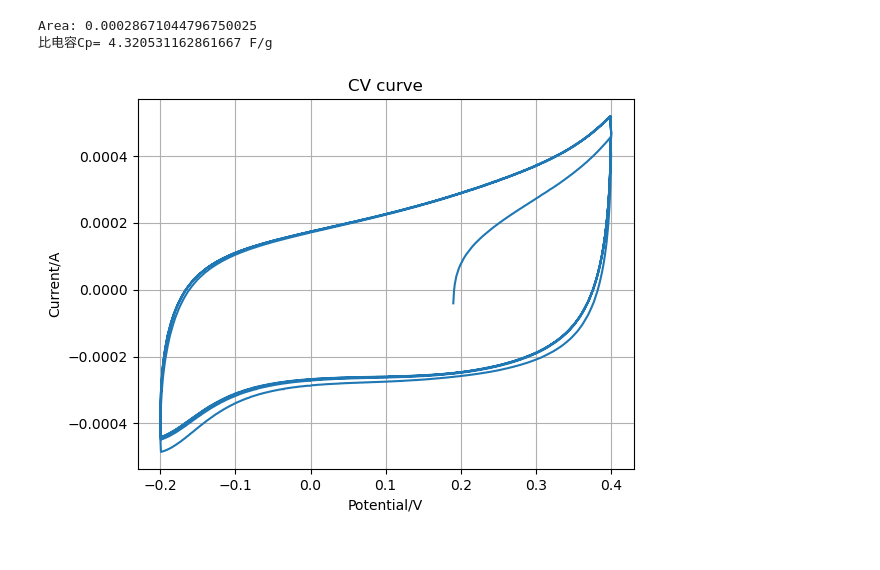
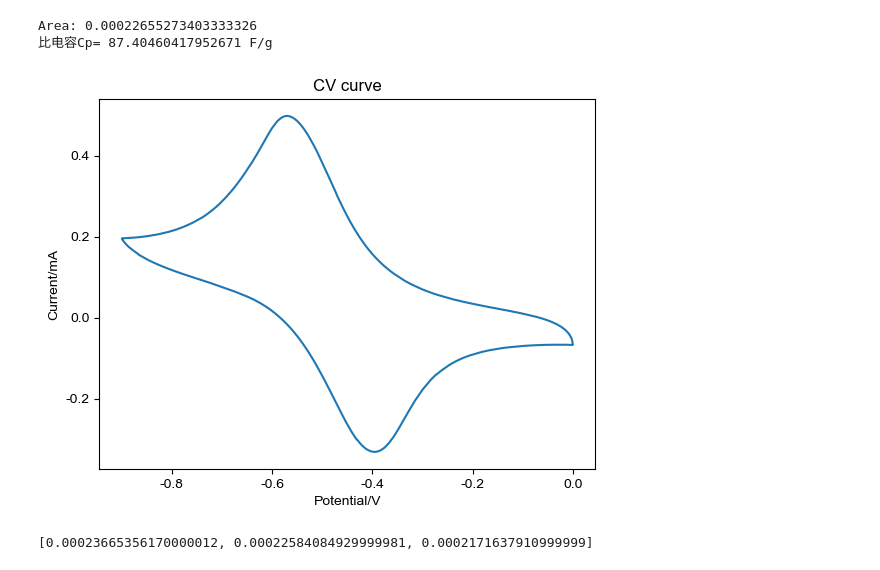
Before and after one commit to Liazulene/Fragile, a Jupyter notebook: ElectrochemicalTest/Cp-CV.ipynb, the cells around one changed output. Cells and saved outputs as stored; diff of their text form; code cells hidden in the pictures.

```diff
--- a/ElectrochemicalTest/Cp-CV.ipynb
+++ b/ElectrochemicalTest/Cp-CV.ipynb
@@ -21,16 +21,28 @@ $$C_p=\frac{Area}{2(V_2-V_1)mk}\tag{9}$$
 # %%
 import numpy as np
 import matplotlib.pyplot as plt
+
+# 将画图部分的字体统一为Arial
+from matplotlib import rcParams
+config = {
+    "font.family":'Arial',  # 设置字体类型
+    "axes.unicode_minus": False #解决负号无法显示的问题
+}
+rcParams.update(config)
+
+# 假设每次循环的电压窗口为a ~ b，则要求电压扫描为b → a → b → a → ··· → b
+# 第一个循环的数据不采用
 
 # 每次运行前更改
 # m为活性物质的质量，单位为mg
 # k为CV扫描的速率，单位为mV/s
 
-m = 5.53
-k = 20
+m = 1.44
+k = 1
 
 coordinates = []
 
+# 读取文件内数据
 with open('CV.txt', 'r') as file:
     for line in file:
         # 移除行末的换行符并使用逗号分隔符分割行
@@ -47,7 +59,7 @@ with open('CV.txt', 'r') as file:
             except ValueError:
                 print(f"无法解析行：{line}")
 
-# 计算多边形围成的面积
+# 定义函数，以计算多边形围成的面积
 def calculate_polygon_area(coords):
     n = len(coords)
     area = 0
@@ -81,39 +93,49 @@ for i in range(len(max_first_coordinate_indices) - 1):
     coordinate_ranges.append(selected_coordinates)
 
 #建立一个数组，储存每一个循环的面积
 areas = []
 
 # 计算每个循环的面积
 for i, coordinates_range in enumerate(coordinate_ranges):
     area = calculate_polygon_area(coordinates_range)
     areas.append(area)
 
+areas = areas[1:]
 # 计算循环面积的平均值
 final_area = sum(areas)/len(areas)
 
 V_values = [coord[0] for coord in coordinates]
 delta_V = max(V_values) - min(V_values)
 
 Cp = final_area * (10**6) /(2 * delta_V * m * k)
 print("Area:", final_area)
 print("比电容Cp=", Cp, "F/g")
 
-x_coordinates, y_coordinates = zip(*coordinates)
+# 将第二个循环的数据绘制成折线图
+x_coordinates, y_coordinates = zip(*coordinate_ranges[2])
 
 # 创建折线图
-plt.plot(x_coordinates, y_coordinates)
+y00 = [i * 1000 for i in y_coordinates]
+plt.plot(x_coordinates, y00)
+
 
 # 添加标签和标题
 plt.xlabel('Potential/V')
-plt.ylabel('Current/A')
+plt.ylabel('Current/mA')
 plt.title('CV curve')
 
-# 显示网格
-plt.grid(True)
+# 不显示网格
+plt.grid(False)
 
-# 显示图形
+# 保存为矢量图
+plt.savefig("test.eps", dpi=600,format="eps")
+
+# 显示预览图形
 plt.show()
+
+print(areas)
 # %% [output]
-Area: 0.00028671044796750025
-比电容Cp= 4.320531162861667 F/g
+Area: 0.00022655273403333326
+比电容Cp= 87.40460417952671 F/g
-[figure, old version]
+[figure, new version]
+[0.00023665356170000012, 0.00022584084929999981, 0.0002171637910999999]
```
Also changed, not shown: parts of 2 cells of this notebook, 4 other files.
